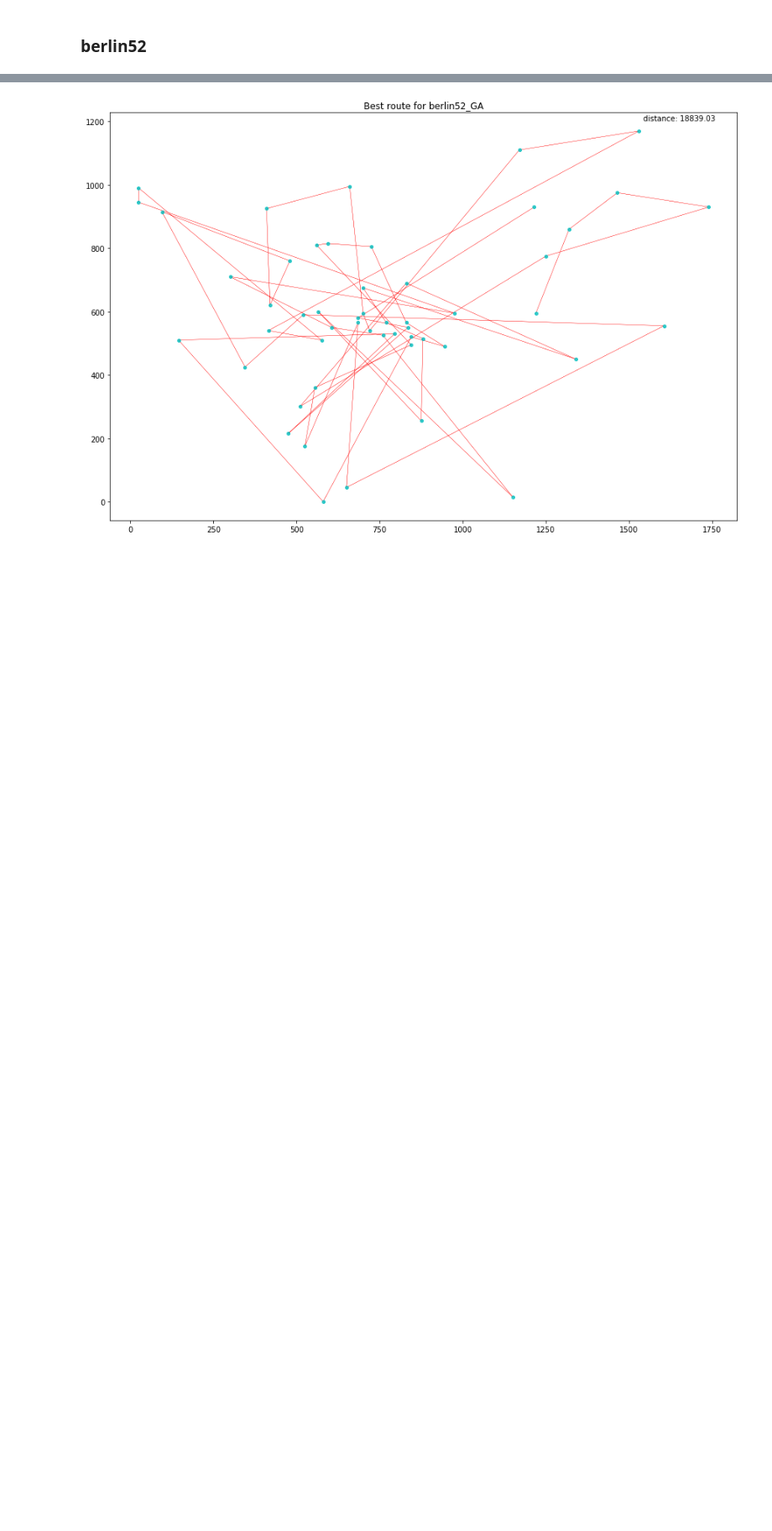
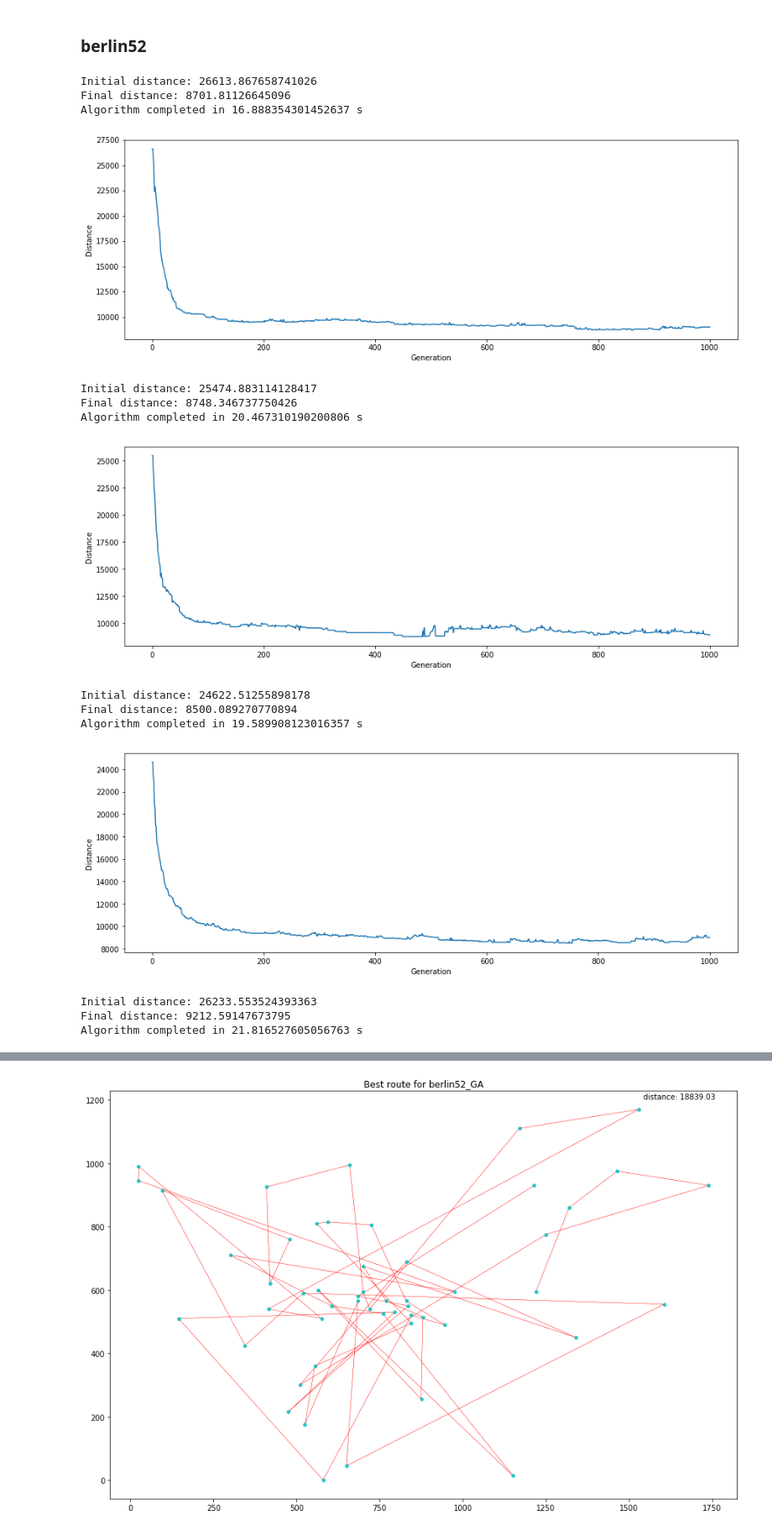
Before and after one commit to DBertazioli/Ant-Q-KGA, a Jupyter notebook: genomic/extended_try.ipynb, the cells around one changed output, grey strips where cells are left out. Shown at 84% size. Saved outputs shown, nothing was run; the diff lists cells and outputs as text; code cells hidden in the pictures; blank space fills up the shorter version.

```diff
--- a/genomic/extended_try.ipynb
+++ b/genomic/extended_try.ipynb
@@ -399,33 +399,49 @@ list_route = []
 
 #for save best route
 best = 99999999
 
 for run in range(0,nRun):
     route, dist, time_ex = GenA(permutation = cities, dm = d_matrix,
                              popSize = 300,
                              selection = 'tournament',
                              elite_n = 30,
                              mutation_r = 0.01,
-                             n_of_gen = 10,
-                               plot = False,
-                               verbose = False)
+                             n_of_gen = 1000,
+                               plot = True,
+                               verbose = True)
 
     errp = errPerc(bestKnown_tsp['berlin52'], dist, 2)
     #print('With an error to minimal value of: {}%'.format(errp))
     list_dist.append(dist)
     list_time.append(time_ex)
     list_errp.append(errp)
 
 
     if dist < best:
         list_route = route
         best = dist
 
 #insert in list for final results (best, mean, std)
 list_dist_avg.append(mean(list_dist))
 list_dist_best.append(min(list_dist))
 list_dist_std.append(stdev(list_dist))
 list_errp_avg.append(mean(list_errp))
 list_errp_best.append(errPerc(bestKnown_tsp['berlin52'], min(list_dist), 2))
 list_time_avg.append(mean(list_time))
 list_route_final.append(list_route)
+# %% [output]
+Initial distance: 26613.867658741026
+Final distance: 8701.81126645096
+Algorithm completed in 16.888354301452637 s
+[figure, added]
+Initial distance: 25474.883114128417
+Final distance: 8748.346737750426
+Algorithm completed in 20.467310190200806 s
+[figure, added]
+Initial distance: 24622.51255898178
+Final distance: 8500.089270770894
+Algorithm completed in 19.589908123016357 s
+[figure, added]
+Initial distance: 26233.553524393363
+Final distance: 9212.59147673795
+Algorithm completed in 21.816527605056763 s
```
Also changed, not shown: parts of 14 cells of this notebook.
